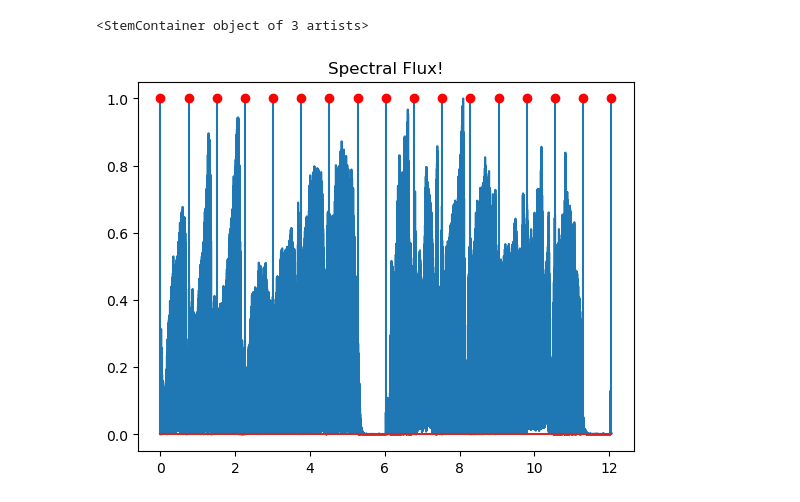
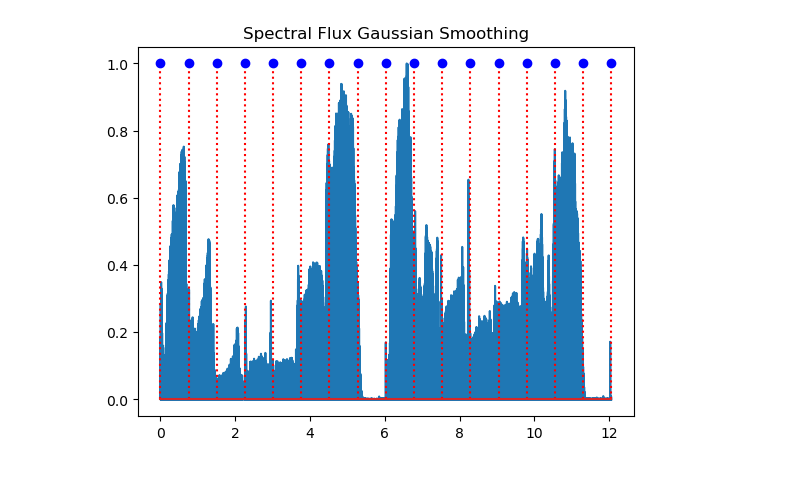
Before and after one commit to SuperWinterMopper/note-articulation-analysis, a Jupyter notebook: note-onset.ipynb, the cells around one changed output. Saved outputs shown, nothing was run; the diff lists cells and outputs as text; code cells hidden in the pictures.

Commit message:
Gaussian filter

```diff
--- a/note-onset.ipynb
+++ b/note-onset.ipynb
@@ -104,24 +105,33 @@ def computeSpectralFlux(time_frames, frame_freq_amps):
         flux = 0
         for f in range(len(frame_freq_amps)):
             # we half-wave rectify, so this only computes positive changes in
-            flux += max(frame_freq_amps[f][t] - frame_freq_amps[f][t - 1], 0)
+            flux += frame_freq_amps[f][t] - frame_freq_amps[f][t - 1]
         spec_flux[t - 1] = flux
+
+    spec_flux = np.array(spec_flux)
+
+    # apply Gaussian filter to smooth
+    spec_flux = gaussian_filter1d(spec_flux, sigma=1, truncate=3)
+
+    # half-wave rectify
+    spec_flux = np.maximum(spec_flux, 0)
 
     # Normalize spec_flux
     spec_flux /= max(spec_flux)
 
-    spec_flux = np.array(spec_flux)
+
     return time_frames[1:], spec_flux # skip the first in time_frames due to difference calculation
 # %%
-ys, ts, sr = get_audio_data("ex.mp4")
+# ys, ts, sr = get_audio_data("ex6_90bpm_1.wav")
+ys, ts, sr = get_audio_data("slurEx.mp4")
 ts_fr, fr_freq_amps = magnitudeSpectrogram(ys, ts, sr)
 ts_fr, spec_flux = computeSpectralFlux(ts_fr, fr_freq_amps)
 
-plt.title("Spectral Flux")
+plt.title("Spectral Flux Gaussian Smoothing")
 plt.plot(ts_fr, spec_flux)
 
 note_changes = np.linspace(0, ts[-1], 17)
-plt.stem(note_changes, [1 for _ in range(len(note_changes))], markerfmt="r")
+plt.stem(note_changes, [1 for _ in range(len(note_changes))], markerfmt="b", linefmt="r:")
+plt.savefig("Spectral Flux Gaussian Smoothing.png")
 # %% [output]
-<StemContainer object of 3 artists>
-[figure, old version]
+[figure, new version]
```
Also changed, not shown: parts of 1 cell of this notebook, 4 other files.
